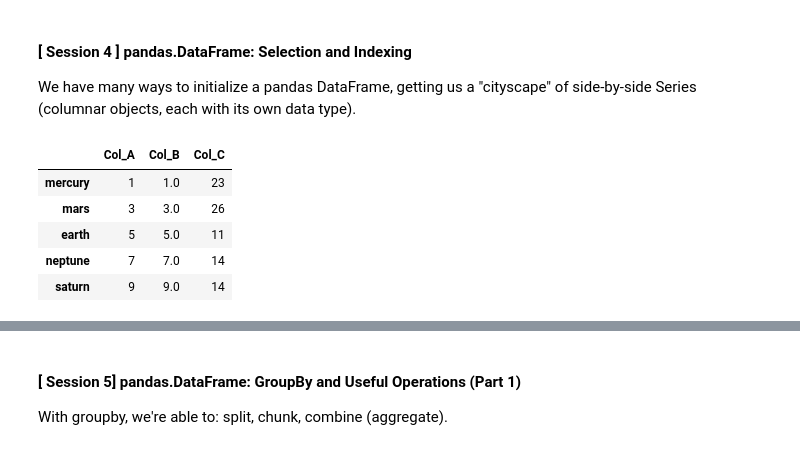
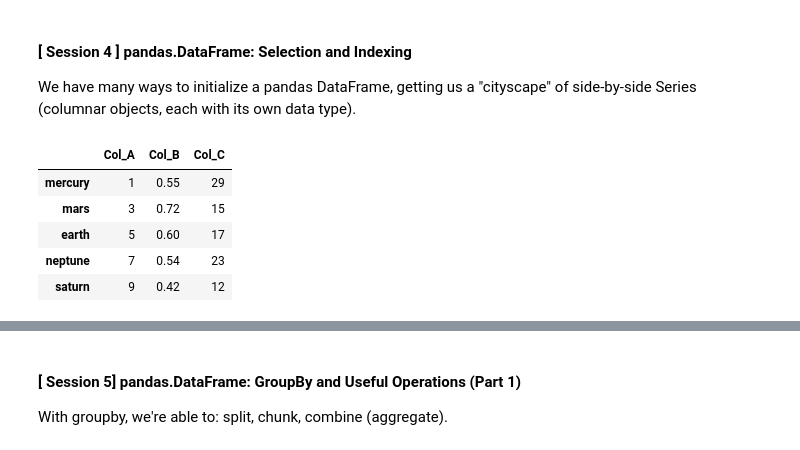
Before and after one commit to 4dsolutions/clarusway_data_analysis, a Jupyter notebook: DAwPy_S1_(Numpy_Arrays)/daily_schedule.ipynb, the cells around one changed output, grey strips where cells are left out. Cells and saved outputs as stored; diff of their text form; code cells hidden in the pictures.

```diff
--- a/DAwPy_S1_(Numpy_Arrays)/daily_schedule.ipynb
+++ b/DAwPy_S1_(Numpy_Arrays)/daily_schedule.ipynb
@@ -147,17 +178,17 @@ array([ 2.,  6., 10., 14., 18.])
 
 We have many ways to initialize a pandas DataFrame, getting us a "cityscape" of side-by-side Series (columnar objects, each with its own data type).
 # %%
-rng = np.random.RandomState(0)
-df = pd.DataFrame({"Col_A":a,
-                   "Col_B":b,
-                   "Col_C":rng.randint(11, 30, 5)},
+rng     = np.random.RandomState(0)
+planets = pd.DataFrame({"Col_A": a,
+                   "Col_B": np.round(rng.uniform(0, 1, 5), 2) ,
+                   "Col_C": rng.randint(11, 30, 5)},
                    index = ['mercury', 'mars', 'earth',
                             'neptune', 'saturn'])
-df
+planets
 # %% [output]
 |  | Col_A | Col_B | Col_C |
-| mercury | 1 | 1.0 | 23 |
-| mars | 3 | 3.0 | 26 |
-| earth | 5 | 5.0 | 11 |
-| neptune | 7 | 7.0 | 14 |
-| saturn | 9 | 9.0 | 14 |
+| mercury | 1 | 0.55 | 29 |
+| mars | 3 | 0.72 | 15 |
+| earth | 5 | 0.60 | 17 |
+| neptune | 7 | 0.54 | 23 |
+| saturn | 9 | 0.42 | 12 |
```
Also changed, not shown: parts of 18 cells of this notebook.
